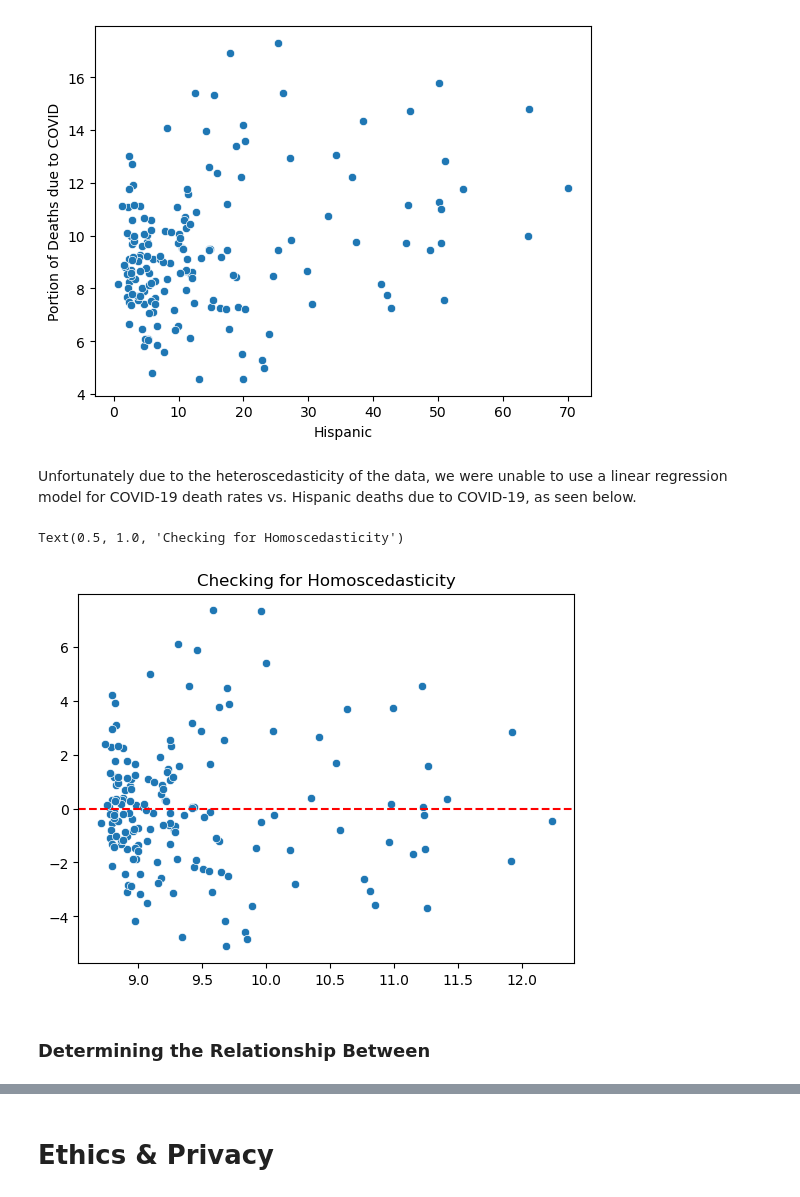
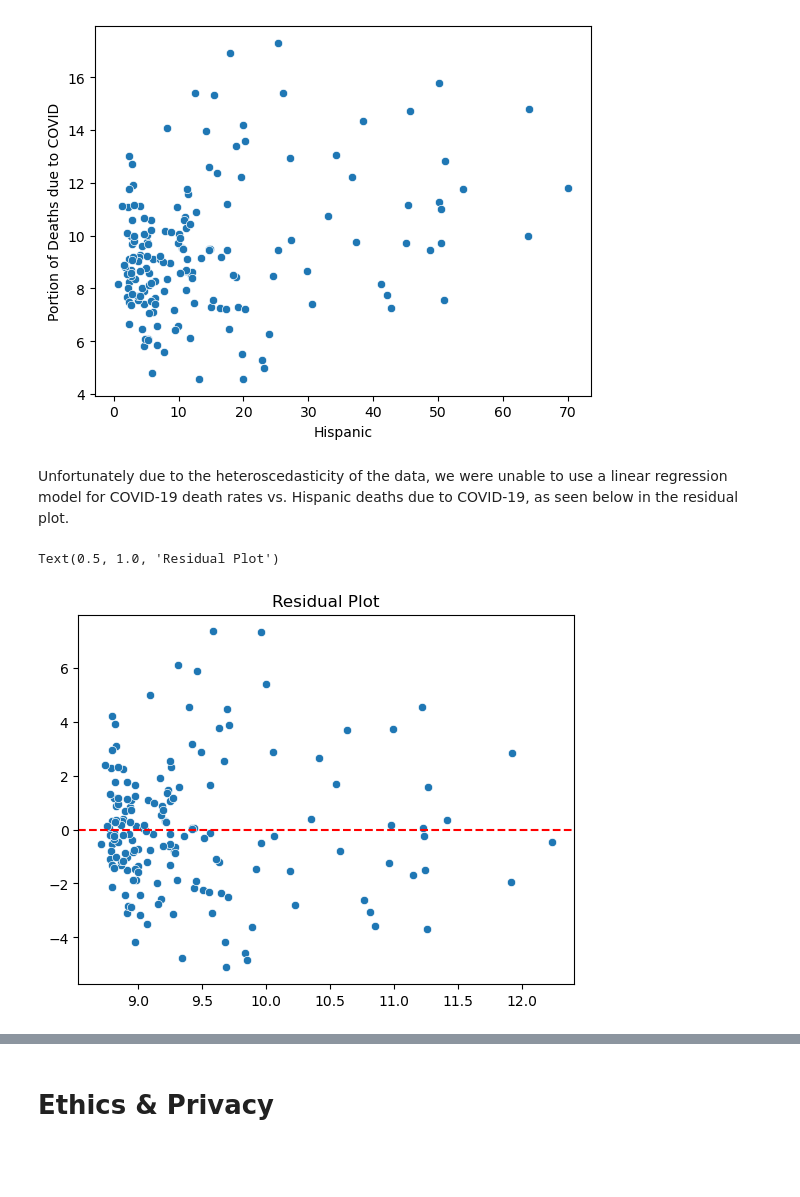
Before and after one commit to kshtwr/COVID-Mortality-Rate-in-Diverse-Cities, a Jupyter notebook: EDACheckpoint_Group116_WI24.ipynb, the cells around one changed output, grey strips where cells are left out. Drawn from its saved outputs; the diff is of its cells as text; code cells hidden in the pictures; blank space fills up the shorter version.

```diff
--- a/EDACheckpoint_Group116_WI24.ipynb
+++ b/EDACheckpoint_Group116_WI24.ipynb
@@ -711,24 +711,22 @@ scatterplt = sns.scatterplot(data=reg_df, y='Portion of Deaths due to COVID', x=
 # %% [output]
 [figure]
 # %% [markdown]
-Unfortunately due to the heteroscedasticity of the data, we were unable to use a linear regression model for COVID-19 death rates vs. Hispanic deaths due to COVID-19, as seen below.
+Unfortunately due to the heteroscedasticity of the data, we were unable to use a linear regression model for COVID-19 death rates vs. Hispanic deaths due to COVID-19, as seen below in the residual plot.
 # %%
 # Create model
 outcome, predictors = patsy.dmatrices('Q("Portion of Deaths due to COVID") ~ Q("Hispanic")', reg_df)
 model = sm.OLS(outcome, predictors)
 
 # Fit the model
 results = model.fit()
 
 predicted_values = results.fittedvalues
 
 # Generate residuals
 residuals = results.resid
 sns.scatterplot(x=predicted_values, y=residuals)
 plt.axhline(y=0, color='r', linestyle='--')
-plt.title('Checking for Homoscedasticity')
+plt.title('Residual Plot')
 # %% [output]
-Text(0.5, 1.0, 'Checking for Homoscedasticity')
+Text(0.5, 1.0, 'Residual Plot')
-[figure, old version]
+[figure, new version]
-# %% [markdown]
-### Determining the Relationship Between
```
Also changed, not shown: parts of 13 cells of this notebook.
